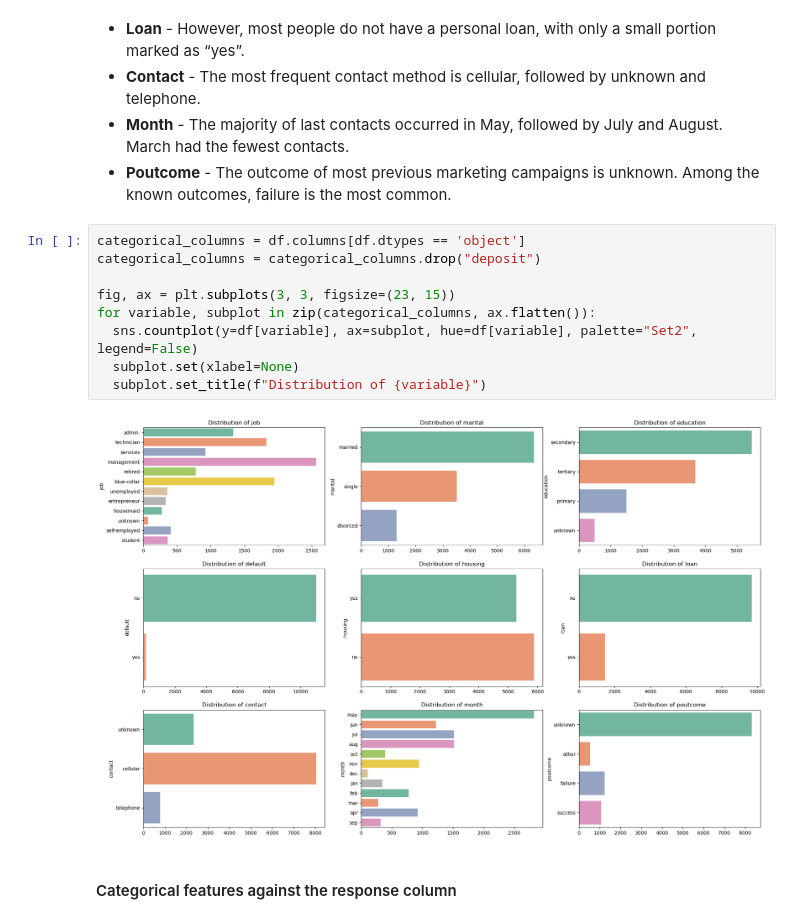
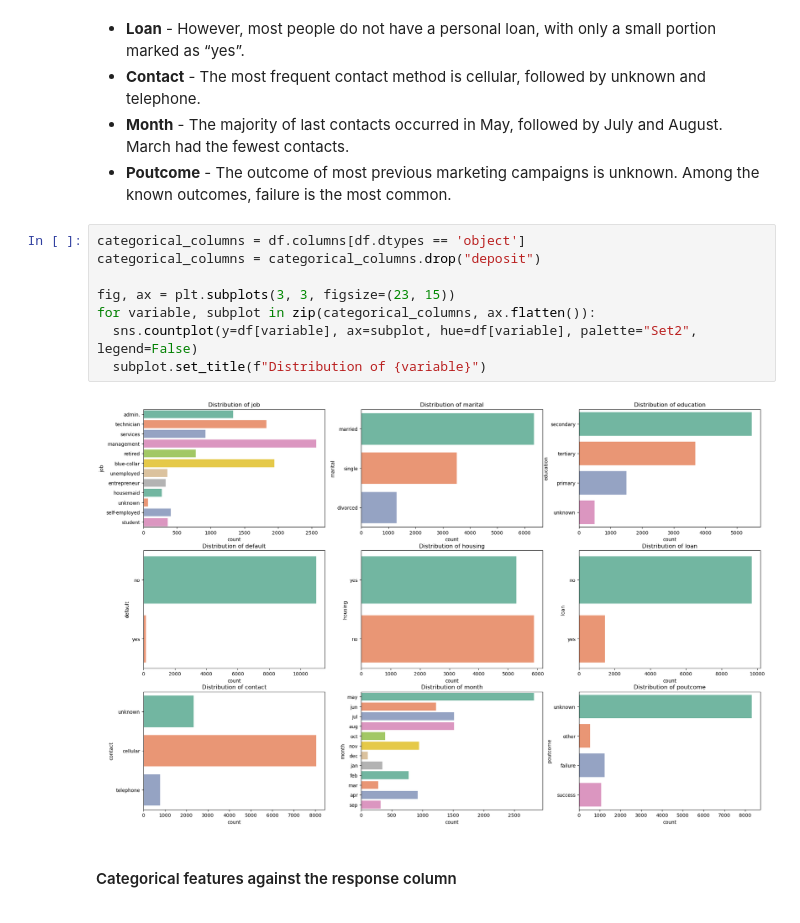
Before and after one commit to Migas77/FAA_Assignment1, a Jupyter notebook: bank_data_analysis.ipynb, the cells around one changed output. Saved outputs shown, nothing was run; the diff lists cells and outputs as text.

```diff
--- a/bank_data_analysis.ipynb
+++ b/bank_data_analysis.ipynb
@@ -127,14 +127,13 @@ The graphs below illustrate the distribution of the categorical variables, leadi
 # %%
 categorical_columns = df.columns[df.dtypes == 'object']
 categorical_columns = categorical_columns.drop("deposit")
 
 fig, ax = plt.subplots(3, 3, figsize=(23, 15))
 for variable, subplot in zip(categorical_columns, ax.flatten()):
   sns.countplot(y=df[variable], ax=subplot, hue=df[variable], palette="Set2", legend=False)
-  subplot.set(xlabel=None)
   subplot.set_title(f"Distribution of {variable}")
 # %% [output]
-[figure, old version]
+[figure, new version]
 # %% [markdown]
 #### Categorical features against the response column
 # %%
```
Also changed, not shown: parts of 8 cells of this notebook.
